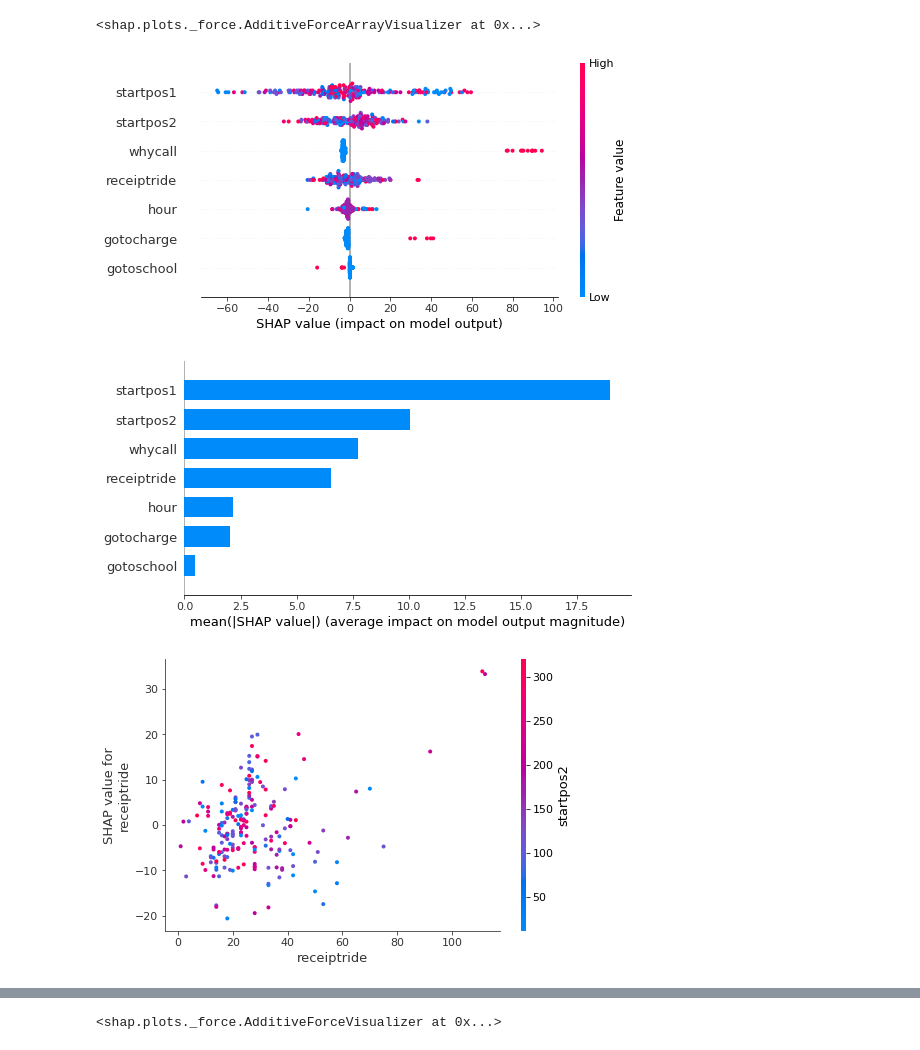
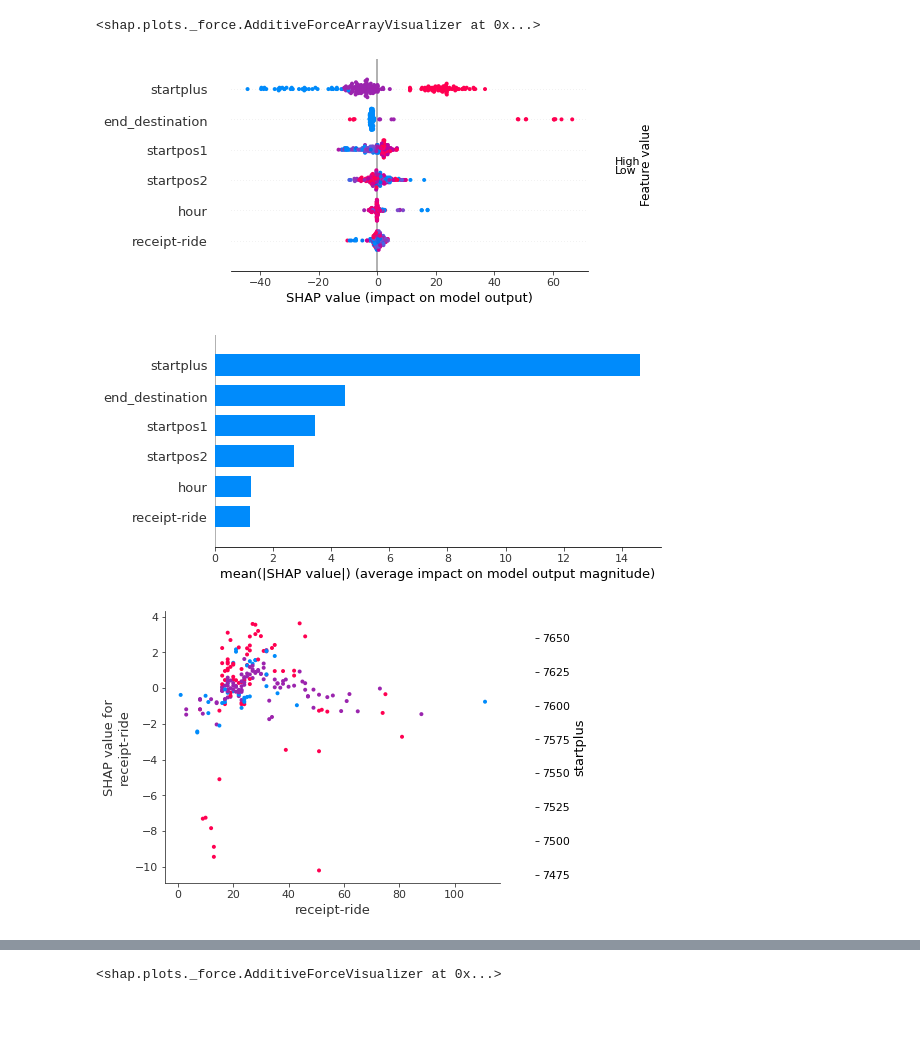
Before and after one commit to chosungsu/ML, a Jupyter notebook: xai code.ipynb, the cells around one changed output, grey strips where cells are left out. Drawn from its saved outputs; the diff is of its cells as text; code cells hidden in the pictures; blank space fills up the shorter version.

```diff
--- a/xai code.ipynb
+++ b/xai code.ipynb
@@ -66,18 +14,8 @@ data.head()
+# %%
+data = pd.read_csv('data_file_csv_final.csv', encoding = 'utf-8')
 # %%
-data = data.rename(columns = lambda x:re.sub('[^A-Za-z0-9_]+', '', x))
-y = data.iloc[:, 21]
-x = data.drop(['Unnamed0', 'no', 'cartype', 'receipttime',
-              'settime', 'ridetime', 'startlat',
-              'startlon', 'endpos1', 'endpos2',
-              'receipt', 'ride',
-               'endlat', 'endlon', 'endplus'], axis = 1)
-x['startpos1'] = pd.to_numeric(x['startpos1'])
-x['startpos2'] = pd.to_numeric(x['startpos2'])
+x=data.loc[: ,['end_destination', 'startplus',
+                        'receipt-ride','hour',
+                         'startpos1', 'startpos2']]
+y=data['endplus']
 x_train, x_test, y_train, y_test = train_test_split(x, y, test_size = 0.1)
-print("shape of original dataset :", data.shape)
-print("shape of input - training set", x_train.shape)
-print("shape of output - training set", y_train.shape)
-print("shape of input - testing set", x_test.shape)
-print("shape of output - testing set", y_test.shape)
-print(x.head())
-print(y.head())
@@ -102,12 +24,17 @@ Name: endplus, dtype: int64
 # %%
 lgb_dtrain = lgb.Dataset(data = x_train, label = y_train)
+lgb_dtest = lgb.Dataset(data = x_test, label = y_test)
 lgb_param = {
     'learning_rate' : 0.01,
-    'n_estimators' : 1000,
     'objective' : 'regression',
-    'verbose' : -1
+    'verbose' : -1,
+    'random_state' : 42
 }
-lgb_model = lgb.train(params = lgb_param, train_set = lgb_dtrain)
+lgb_model = lgb.train(
+    params = lgb_param,
+    train_set = lgb_dtrain,
+    valid_sets=[lgb_dtest]
+)
 lgb_model_predict = lgb_model.predict(x_test)
 print(
     "RMSE : {}".format(sqrt(mean_squared_error(lgb_model_predict, y_test)))
@@ -130,16 +79,16 @@ shap.force_plot(explainer.expected_value, shap_values, x_test)
 # %%
 shap.summary_plot(shap_values, x_test)
 # %% [output]
-[figure, old version]
+[figure, new version]
 # %%
 shap.summary_plot(shap_values, x_test, plot_type = 'bar')
 # %% [output]
-[figure, old version]
+[figure, new version]
 # %%
 shap.dependence_plot(
-    'receiptride',
+    'receipt-ride',
     shap_values,
     x_test
 )
 # %% [output]
-[figure, old version]
+[figure, new version]
```
Also changed, not shown: parts of 10 cells of this notebook.
